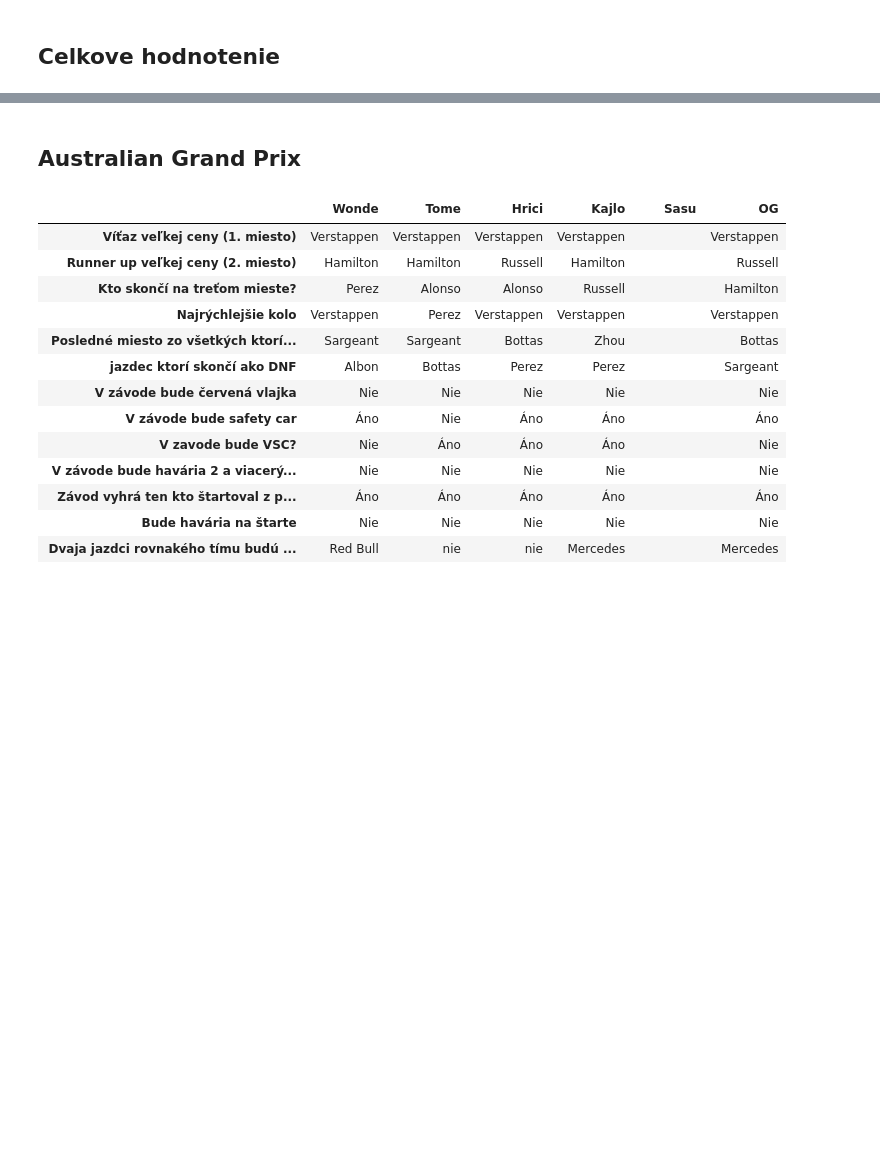
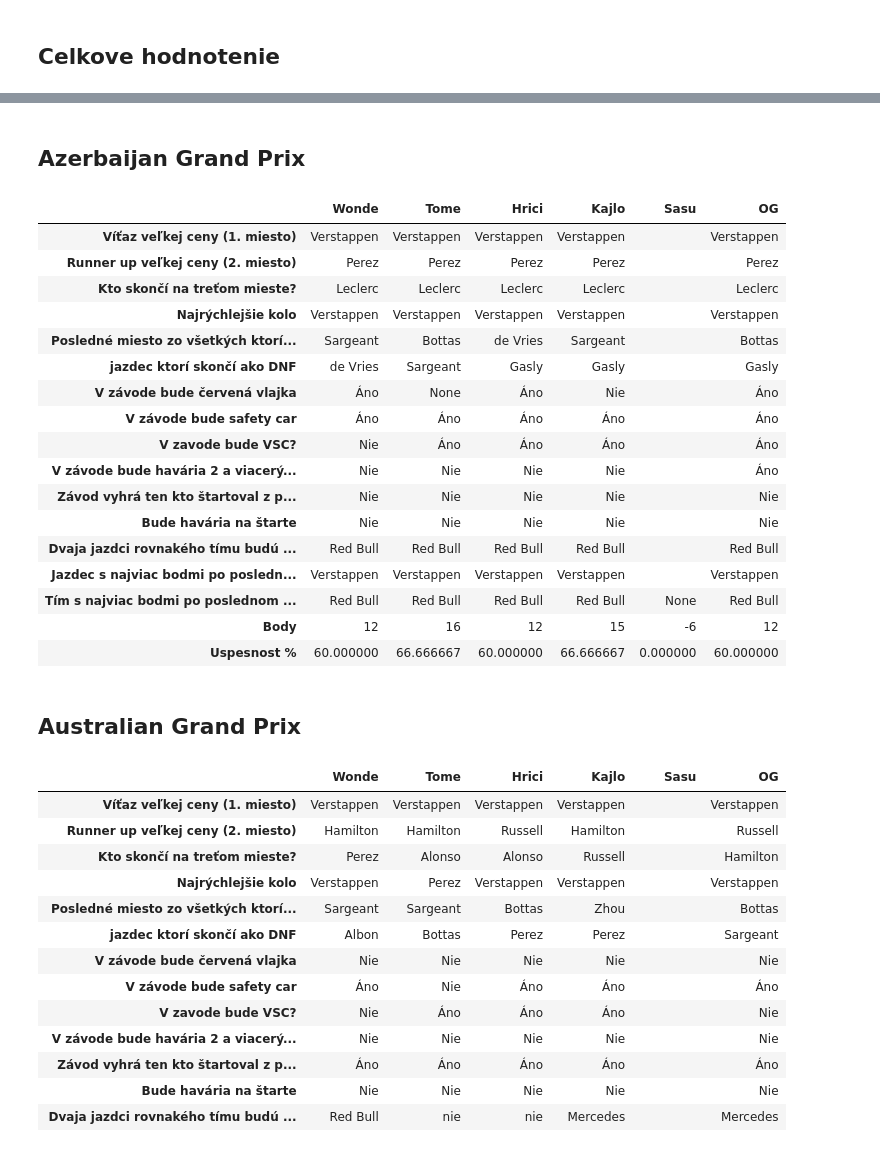
Before and after one commit to mibrix/F1_tipovacka, a Jupyter notebook: Statistics.ipynb, the cells around one changed output, grey strips where cells are left out. Saved outputs shown, nothing was run; the diff lists cells and outputs as text; code cells hidden in the pictures; blank space fills up the shorter version.

Commit message:
Azerbaijan Grand Prix

```diff
--- a/Statistics.ipynb
+++ b/Statistics.ipynb
@@ -20,3 +20,26 @@ continuity(3, conn)
+# %% [markdown]
+## Azerbaijan Grand Prix
+# %%
+answers(4, conn)
+# %% [output]
+|  | Wonde | Tome | Hrici | Kajlo | Sasu | OG |
+| Víťaz veľkej ceny (1. miesto) | Verstappen | Verstappen | Verstappen | Verstappen |  | Verstappen |
+| Runner up veľkej ceny (2. miesto) | Perez | Perez | Perez | Perez |  | Perez |
+| Kto skončí na treťom mieste? | Leclerc | Leclerc | Leclerc | Leclerc |  | Leclerc |
+| Najrýchlejšie kolo | Verstappen | Verstappen | Verstappen | Verstappen |  | Verstappen |
+| Posledné miesto zo všetkých ktorí... | Sargeant | Bottas | de Vries | Sargeant |  | Bottas |
+| jazdec ktorí skončí ako DNF | de Vries | Sargeant | Gasly | Gasly |  | Gasly |
+| V závode bude červená vlajka | Áno | None | Áno | Nie |  | Áno |
+| V závode bude safety car | Áno | Áno | Áno | Áno |  | Áno |
+| V zavode bude VSC? | Nie | Áno | Áno | Áno |  | Áno |
+| V závode bude havária 2 a viacerý... | Nie | Nie | Nie | Nie |  | Áno |
+| Závod vyhrá ten kto štartoval z p... | Nie | Nie | Nie | Nie |  | Nie |
+| Bude havária na štarte | Nie | Nie | Nie | Nie |  | Nie |
+| Dvaja jazdci rovnakého tímu budú ... | Red Bull | Red Bull | Red Bull | Red Bull |  | Red Bull |
+| Jazdec s najviac bodmi po posledn... | Verstappen | Verstappen | Verstappen | Verstappen |  | Verstappen |
+| Tím s najviac bodmi po poslednom ... | Red Bull | Red Bull | Red Bull | Red Bull | None | Red Bull |
+| Body | 12 | 16 | 12 | 15 | -6 | 12 |
+| Uspesnost % | 60.000000 | 66.666667 | 60.000000 | 66.666667 | 0.000000 | 60.000000 |
 # %% [markdown]
 ## Australian Grand Prix
 # %%
```
Also changed, not shown: parts of 2 cells of this notebook, 3 other files.
